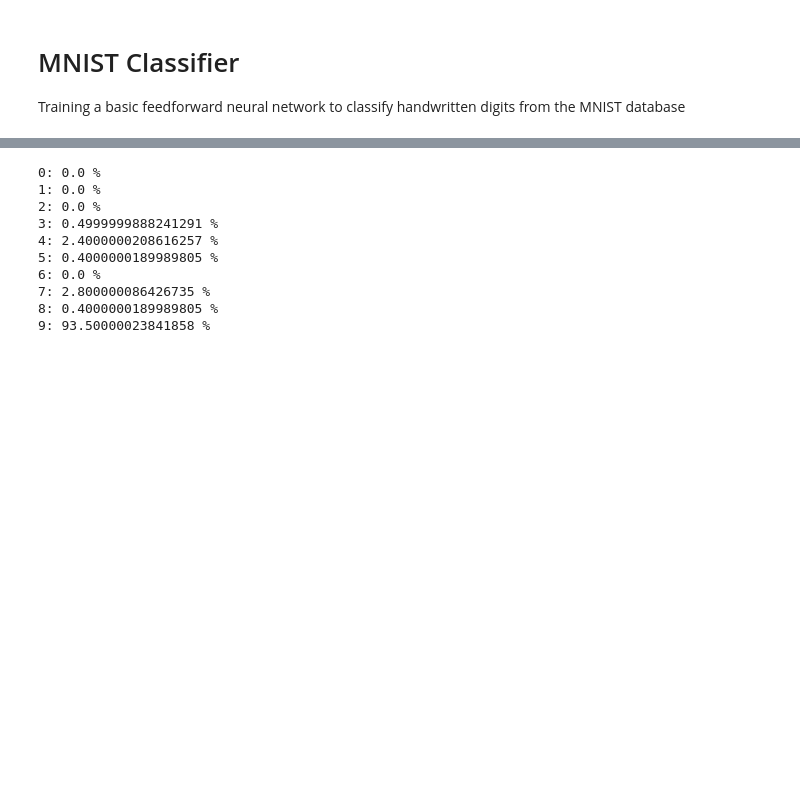
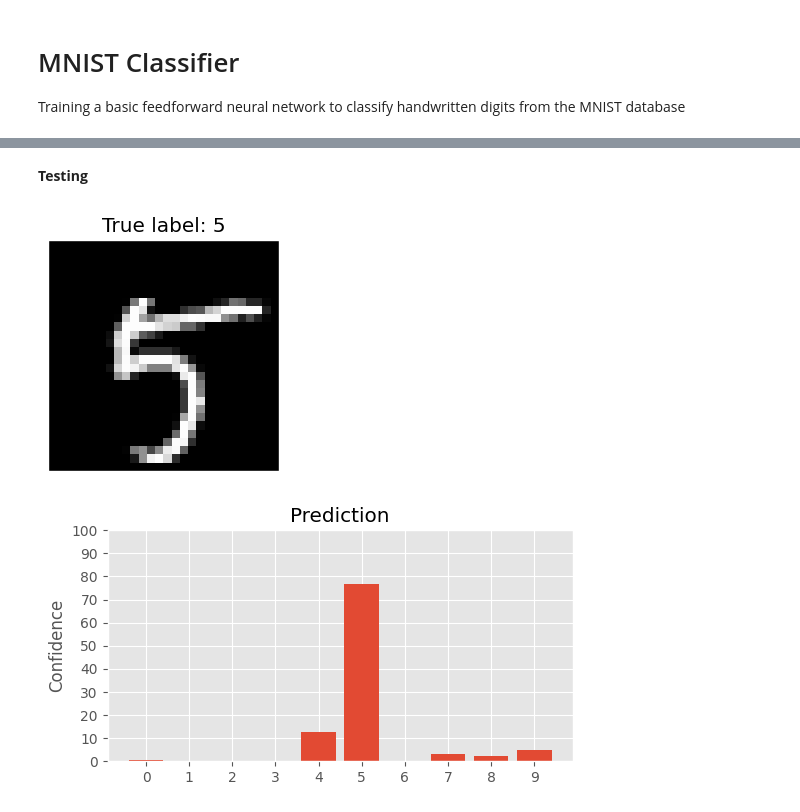
Before and after one commit to nmarks99/ML-basics, a Jupyter notebook: mnist_classifier.ipynb, the cells around one changed output, grey strips where cells are left out. Cells and saved outputs as stored; diff of their text form; code cells hidden in the pictures; blank space fills up the shorter version.

```diff
--- a/mnist_classifier.ipynb
+++ b/mnist_classifier.ipynb
@@ -47,8 +45,0 @@ batch_idx, (example_data, example_targets) = next(examples)
-# %%
-# Show a few of the images
-fig, ax = plt.subplots(1,3)
-for i in range(3):
-    ax[i].imshow(example_data[i].squeeze(), cmap='gray')
-    ax[i].set(title=f"{example_targets[i]}")
-    ax[i].set_xticks([])
-    ax[i].set_yticks([])
@@ -119,17 +99,30 @@ plt.imshow(nine.squeeze(), cmap="gray")
-# %%
-res = model(nine).detach()
-res = F.softmax(res, dim=1).numpy().flatten()
-res = np.round(res, 3)
-for i in range(len(res)):
-    print(f"{i}: {100*res[i]} %")
-# %% [output]
-0: 0.0 %
-1: 0.0 %
-2: 0.0 %
-3: 0.4999999888241291 %
-4: 2.4000000208616257 %
-5: 0.4000000189989805 %
-6: 0.0 %
-7: 2.800000086426735 %
-8: 0.4000000189989805 %
-9: 93.50000023841858 %
+# %% [markdown]
+**Testing**
+# %%
+model.eval()
+
+test_data = enumerate(test_loader)
+batch_idx, (test_data, test_labels) = next(test_data)
+test_img = test_data[0]
+
+# Show the image
+fig, ax = plt.subplots(figsize=(3,3))
+ax.imshow(test_img.squeeze(), cmap='gray')
+ax.set(title=f"True label: {test_labels[0]}")
+ax.set_xticks([])
+ax.set_yticks([])
+
+# Run the image through the model
+res = model(test_img).detach()
+res = F.softmax(res, dim=1).numpy().flatten()
+res_dict = {i : 100*res[i] for i in range(len(res))}
+
+# Bar graph of the predicted class
+fig, ax = plt.subplots(figsize=(6,3))
+ax.bar(res_dict.keys(), res_dict.values())
+ax.set(title="Prediction", ylabel="Confidence")
+ax.set_xticks(np.arange(0,10,1));
+ax.set_yticks(np.arange(0,110,10));
+# %% [output]
+[figure, added]
+[figure, added]
```
Also changed, not shown: parts of 9 cells of this notebook.
